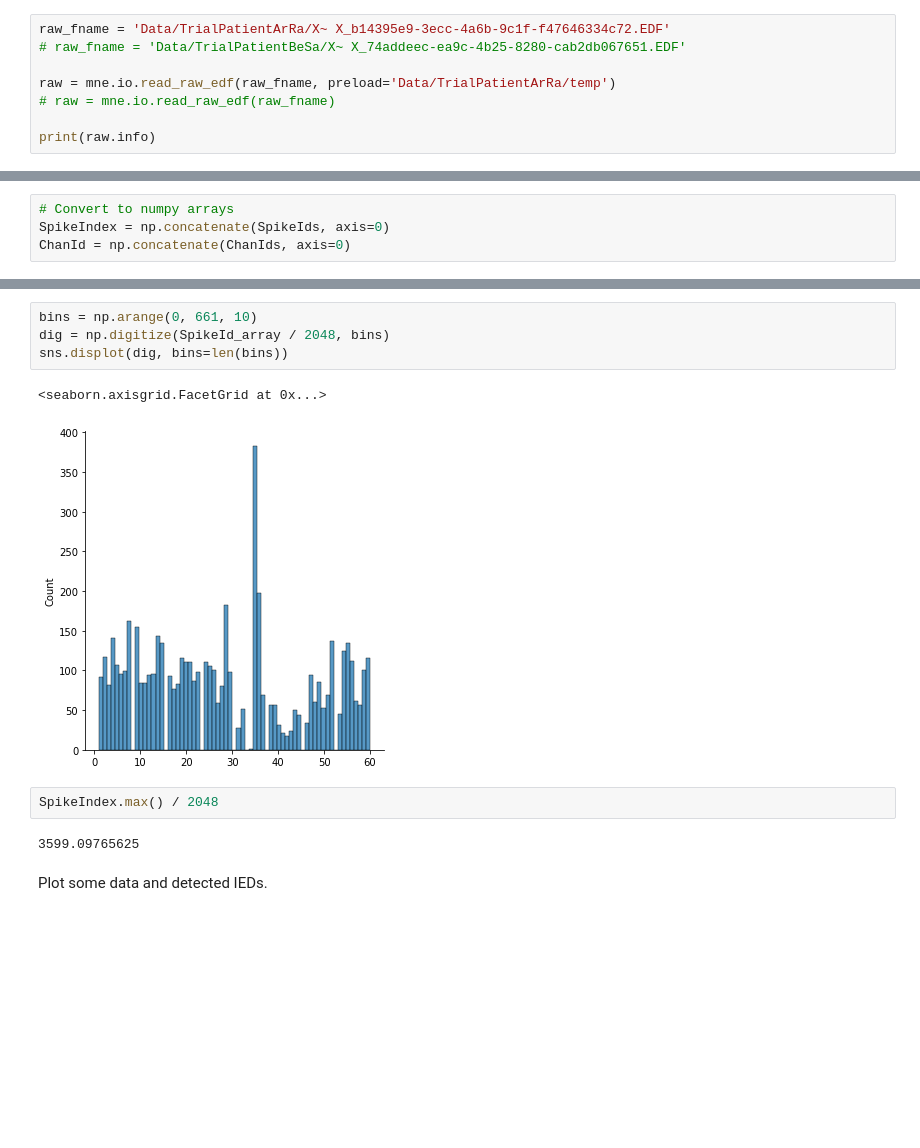
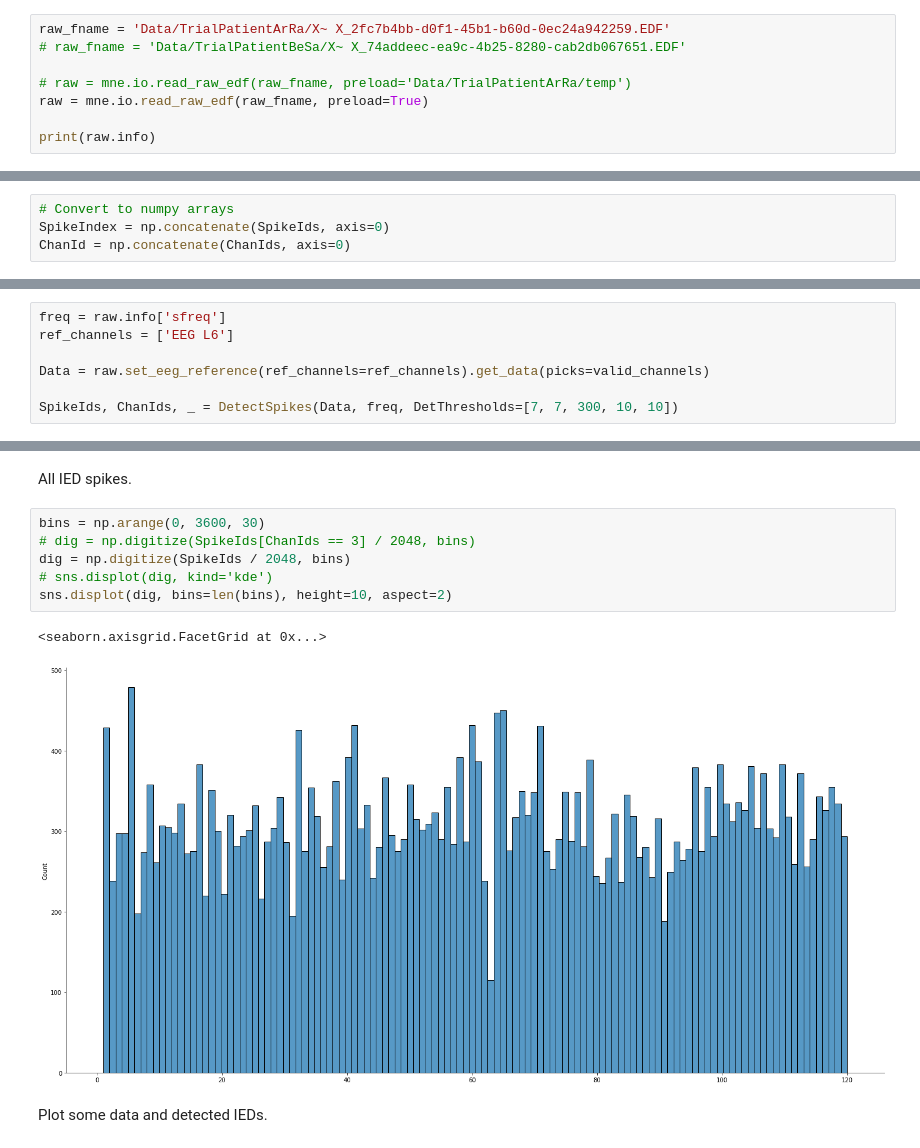
Before and after one commit to norrisjamie23/forecasting-epileptic-discharges, a Jupyter notebook: IED_detection.ipynb, the cells around one changed output, grey strips where cells are left out. Drawn from its saved outputs; the diff is of its cells as text; blank space fills up the shorter version.

Commit message:
Updated IED detection file to include IED sequences

```diff
--- a/IED_detection.ipynb
+++ b/IED_detection.ipynb
@@ -21,11 +23,11 @@ mne.set_log_level('WARNING')
 # %% [markdown]
 Open the file containing the recordings.
 # %%
-raw_fname = 'Data/TrialPatientArRa/X~ X_b14395e9-3ecc-4a6b-9c1f-f47646334c72.EDF'
+raw_fname = 'Data/TrialPatientArRa/X~ X_2fc7b4bb-d0f1-45b1-b60d-0ec24a942259.EDF'
 # raw_fname = 'Data/TrialPatientBeSa/X~ X_74addeec-ea9c-4b25-8280-cab2db067651.EDF'
 
-raw = mne.io.read_raw_edf(raw_fname, preload='Data/TrialPatientArRa/temp')
-# raw = mne.io.read_raw_edf(raw_fname)
+# raw = mne.io.read_raw_edf(raw_fname, preload='Data/TrialPatientArRa/temp')
+raw = mne.io.read_raw_edf(raw_fname, preload=True)
 
 print(raw.info)
 # %% [output]
@@ -102,0 +94,7 @@ print(np.sort(SpikeIndex) / 512)
+# %%
+freq = raw.info['sfreq']
+ref_channels = ['EEG L6']
+
+Data = raw.set_eeg_reference(ref_channels=ref_channels).get_data(picks=valid_channels)
+
+SpikeIds, ChanIds, _ = DetectSpikes(Data, freq, DetThresholds=[7, 7, 300, 10, 10])
@@ -103,14 +230,14 @@ print(np.sort(SpikeIndex) / 512)
+# %% [markdown]
+All IED spikes.
 # %%
-bins = np.arange(0, 661, 10)
-dig = np.digitize(SpikeId_array / 2048, bins)
-sns.displot(dig, bins=len(bins))
+bins = np.arange(0, 3600, 30)
+# dig = np.digitize(SpikeIds[ChanIds == 3] / 2048, bins)
+dig = np.digitize(SpikeIds / 2048, bins)
+# sns.displot(dig, kind='kde')
+sns.displot(dig, bins=len(bins), height=10, aspect=2)
 # %% [output]
 <seaborn.axisgrid.FacetGrid at 0x...>
-[figure, old version]
+[figure, new version]
-# %%
-SpikeIndex.max() / 2048
-# %% [output]
-3599.09765625
 # %% [markdown]
 Plot some data and detected IEDs.
 # %%
```
Also changed, not shown: parts of 23 cells of this notebook.
